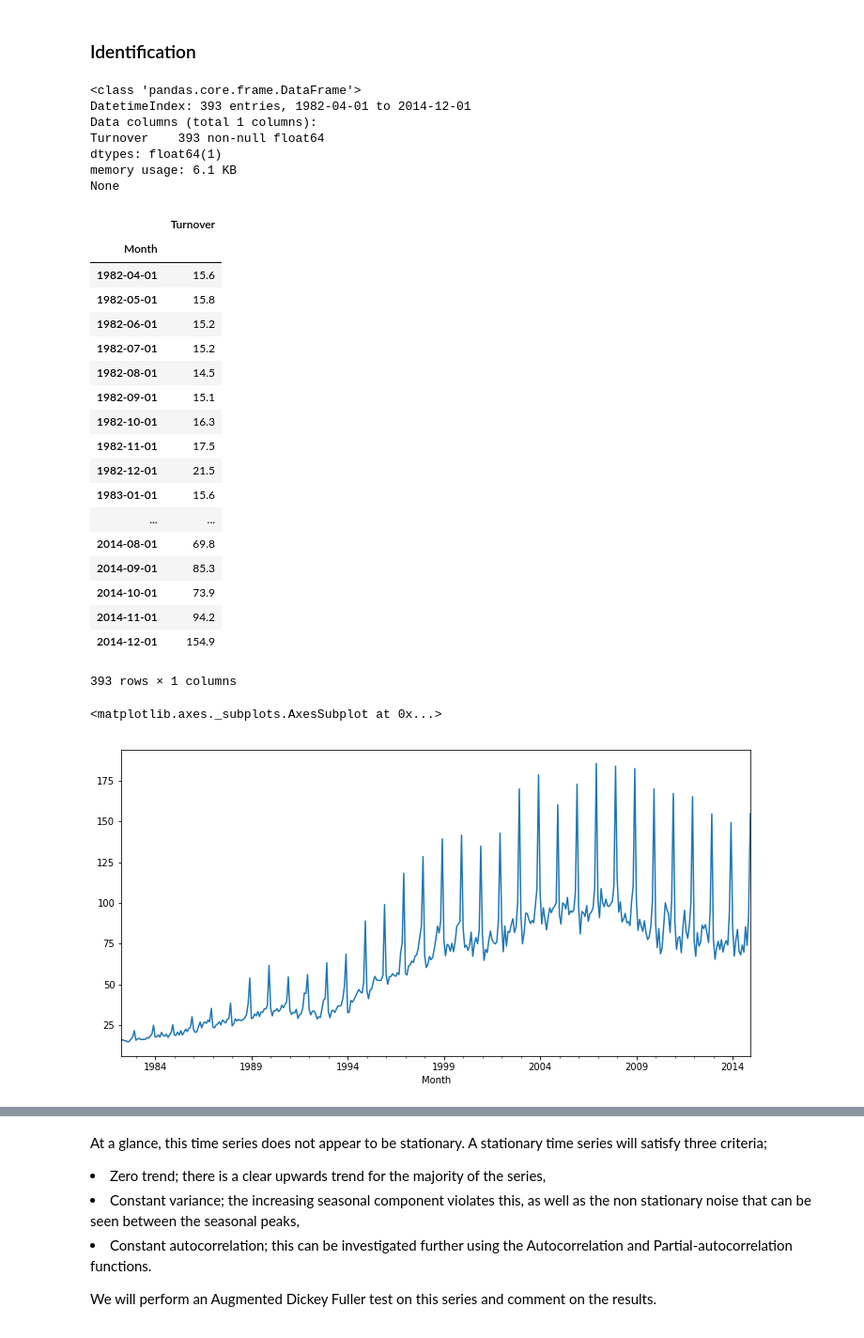
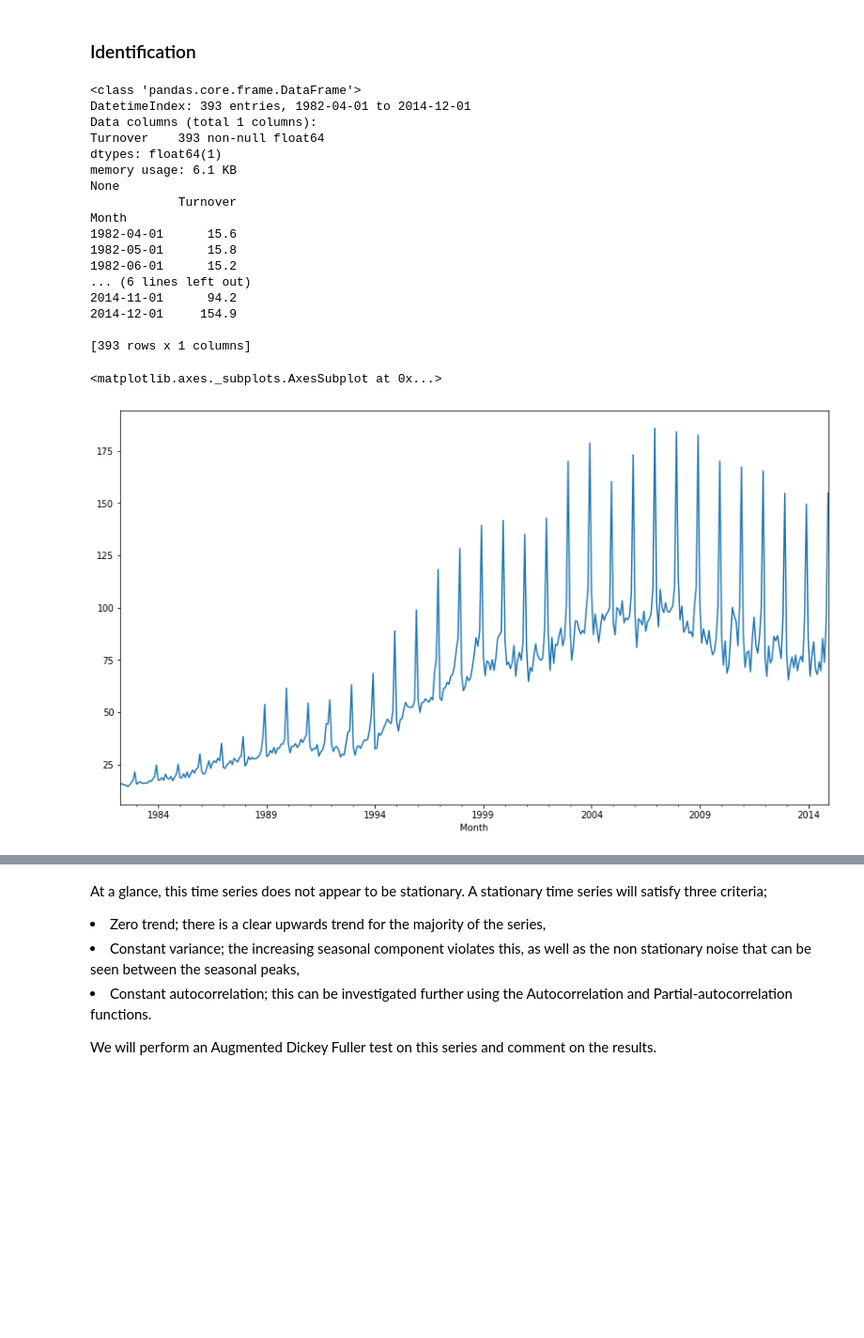
Before and after one commit to mattkay123/SARIMAX-Model-using-statsmodels-Package, a Jupyter notebook: SARIMAX Project.ipynb, the cells around one changed output, grey strips where cells are left out. Shown at 94% size. Drawn from its saved outputs; the diff is of its cells as text; code cells hidden in the pictures; blank space fills up the shorter version.

```diff
--- a/SARIMAX Project.ipynb
+++ b/SARIMAX Project.ipynb
@@ -17,44 +17,33 @@ plt.rcParams['figure.figsize'] = [12, 6]
 # %%
 df = pd.read_csv('RetailData.csv', index_col='Student.ID', header=0, usecols=['Student.ID','26026813'], skiprows=[1,2,3,4])
 df.columns=['Turnover']
 df.index.names = ['Month']
 df.index = pd.to_datetime(df.index, format = '%b-%y')
 #df.index = pd.date_range(start='1982-04-01', end='2014-12-10', periods=393)
 
 print(df.info())
-df
+print(df)
+df['Turnover'].plot()
 # %% [output]
 <class 'pandas.core.frame.DataFrame'>
 DatetimeIndex: 393 entries, 1982-04-01 to 2014-12-01
 Data columns (total 1 columns):
 Turnover    393 non-null float64
 dtypes: float64(1)
 memory usage: 6.1 KB
 None
+            Turnover
+Month
+1982-04-01      15.6
+1982-05-01      15.8
+1982-06-01      15.2
+... (6 lines left out)
+2014-11-01      94.2
+2014-12-01     154.9
+
+[393 rows x 1 columns]
-|  | Turnover |
-| Month |  |
-| 1982-04-01 | 15.6 |
-| 1982-05-01 | 15.8 |
-| 1982-06-01 | 15.2 |
-| 1982-07-01 | 15.2 |
-| 1982-08-01 | 14.5 |
-| 1982-09-01 | 15.1 |
-| 1982-10-01 | 16.3 |
-| 1982-11-01 | 17.5 |
-| 1982-12-01 | 21.5 |
-| 1983-01-01 | 15.6 |
-| ... | ... |
-| 2014-08-01 | 69.8 |
-| 2014-09-01 | 85.3 |
-| 2014-10-01 | 73.9 |
-| 2014-11-01 | 94.2 |
-| 2014-12-01 | 154.9 |
-393 rows × 1 columns
+<matplotlib.axes._subplots.AxesSubplot at 0x...>
+[figure, added]
-# %%
-df['Turnover'].plot()
-# %% [output]
-<matplotlib.axes._subplots.AxesSubplot at 0x...>
-[figure, removed]
 # %%
 from statsmodels.tsa.seasonal import seasonal_decompose
 m_decomp_results = seasonal_decompose(df, freq=12, model='multiplicative')
```
Also changed, not shown: parts of 6 cells of this notebook.
